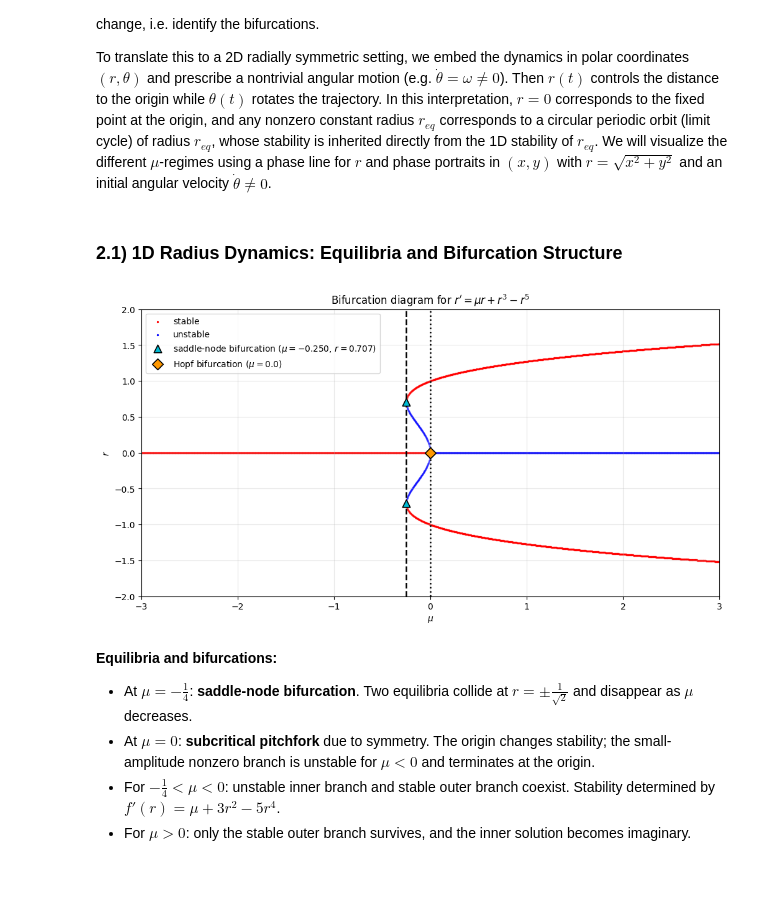
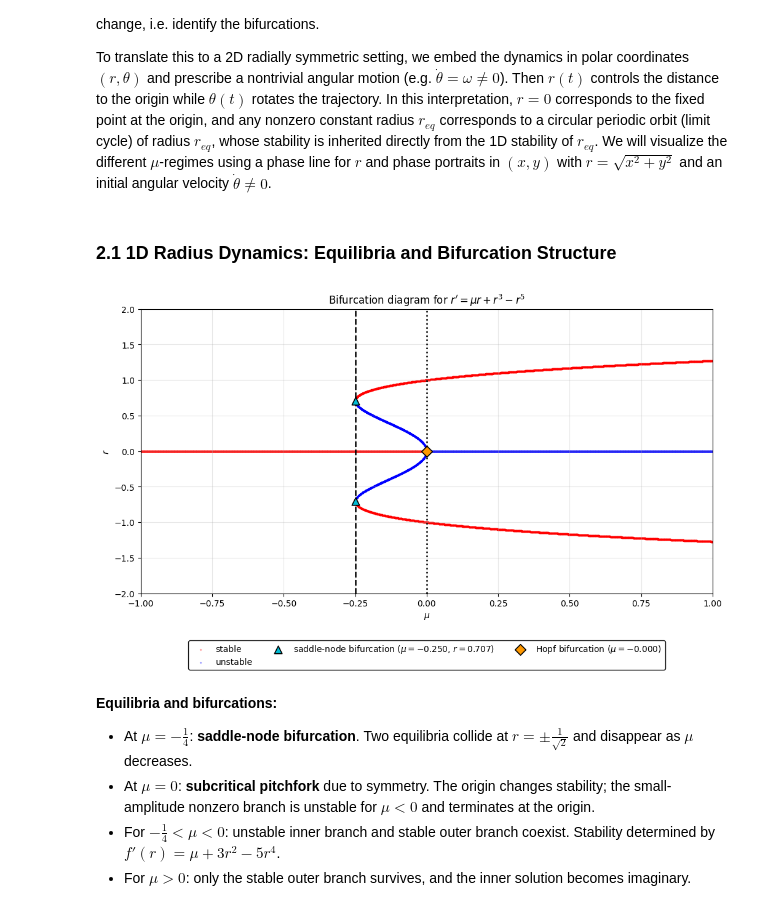
Before and after one commit to trcools/2e-bachelor-Fysica, a Jupyter notebook: Biophysics/Examen/Exam-part-2/finals-part-2.ipynb, the cells around one changed output. Drawn from its saved outputs; the diff is of its cells as text; code cells hidden in the pictures; blank space fills up the shorter version.

```diff
--- a/Biophysics/Examen/Exam-part-2/finals-part-2.ipynb
+++ b/Biophysics/Examen/Exam-part-2/finals-part-2.ipynb
@@ -31,12 +34,12 @@ Viewed as a 1D dynamical system in $r\ge 0$, the goal is to find the equilibria
 
 To translate this to a 2D radially symmetric setting, we embed the dynamics in polar coordinates $(r,\theta)$ and prescribe a nontrivial angular motion (e.g. $\dot\theta=\omega\neq 0$). Then $r(t)$ controls the distance to the origin while $\theta(t)$ rotates the trajectory. In this interpretation, $r=0$ corresponds to the fixed point at the origin, and any nonzero constant radius $r_{eq}$ corresponds to a circular periodic orbit (limit cycle) of radius $r_{eq}$, whose stability is inherited directly from the 1D stability of $r_{eq}$. We will visualize the different $\mu$-regimes using a phase line for $r$ and phase portraits in $(x,y)$ with $r=\sqrt{x^2+y^2}$ and an initial angular velocity $\dot\theta\neq 0$.
 # %% [markdown]
-### 2.1) 1D Radius Dynamics: Equilibria and Bifurcation Structure
+### 2.1 1D Radius Dynamics: Equilibria and Bifurcation Structure
 # %%
-radial.plot_bifurcation_1d(mu_range=(-3, 3), r_range=(-2, 2), n_mu=3000, legend=True, include_negative=True)
+radial.plot_bifurcation_1d(mu_range=(-1, 1), r_range=(-2, 2), n_mu=3000, legend=True, include_negative=True)
 plt.show()
 # %% [output]
-[figure, old version]
+[figure, new version]
 # %% [markdown]
 **Equilibria and bifurcations:**
 
```
Also changed, not shown: parts of 14 cells of this notebook, 6 other files.
